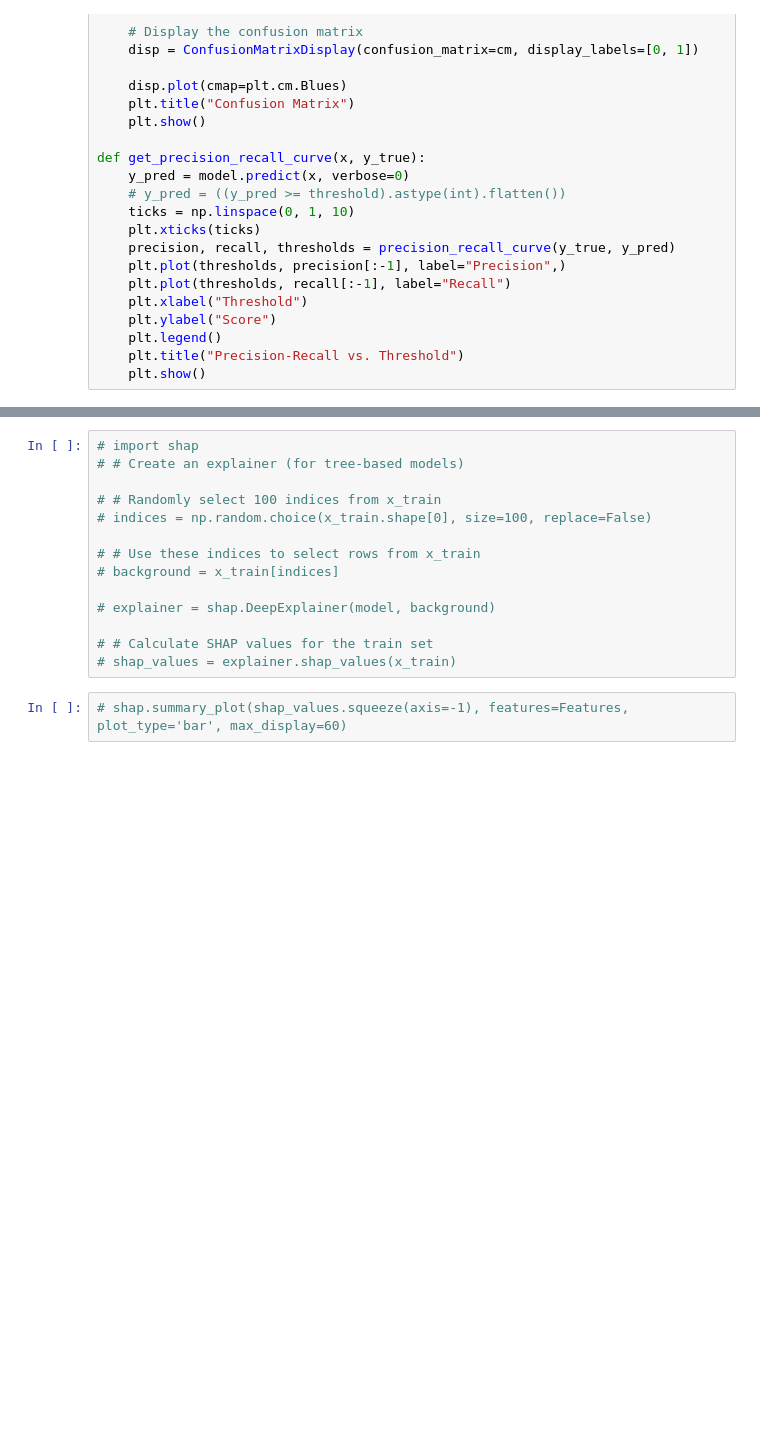
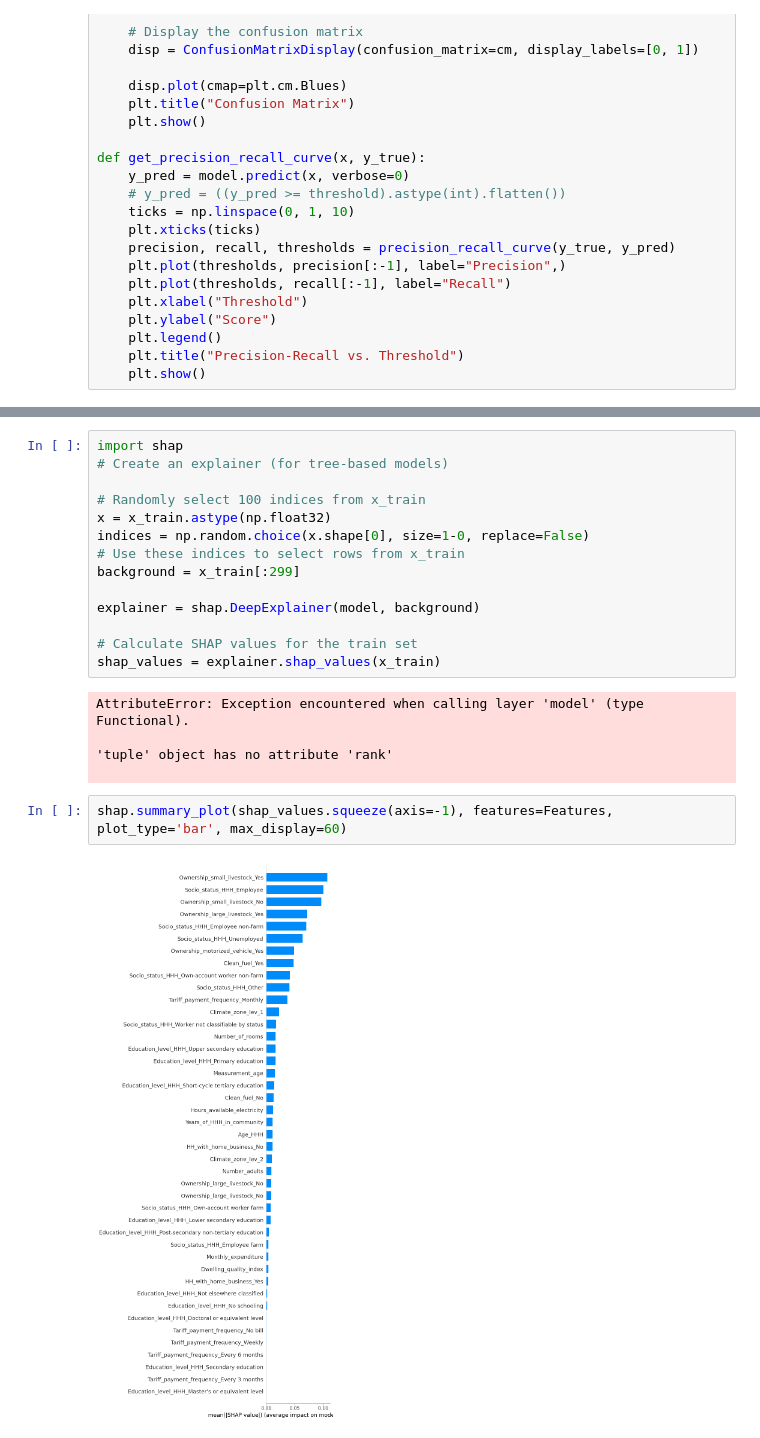
Before and after one commit to SESAM-Polimi/offgrid-demand-estimation, a Jupyter notebook: nn-model.ipynb, the cells around one changed output, grey strips where cells are left out. Drawn from its saved outputs; the diff is of its cells as text; blank space fills up the shorter version.

```diff
--- a/nn-model.ipynb
+++ b/nn-model.ipynb
@@ -516,16 +516,23 @@ weighted avg       0.85      0.86      0.84      1399
 # %%
-# import shap
-# # Create an explainer (for tree-based models)
+import shap
+# Create an explainer (for tree-based models)
 
-# # Randomly select 100 indices from x_train
-# indices = np.random.choice(x_train.shape[0], size=100, replace=False)
+# Randomly select 100 indices from x_train
+x = x_train.astype(np.float32)
+indices = np.random.choice(x.shape[0], size=1-0, replace=False)
+# Use these indices to select rows from x_train
+background = x_train[:299]
 
-# # Use these indices to select rows from x_train
-# background = x_train[indices]
+explainer = shap.DeepExplainer(model, background)
 
-# explainer = shap.DeepExplainer(model, background)
-
-# # Calculate SHAP values for the train set
-# shap_values = explainer.shap_values(x_train)
+# Calculate SHAP values for the train set
+shap_values = explainer.shap_values(x_train)
+# %% [output]
+AttributeError: Exception encountered when calling layer 'model' (type Functional).
+
+'tuple' object has no attribute 'rank'
+
 # %%
-# shap.summary_plot(shap_values.squeeze(axis=-1), features=Features, plot_type='bar', max_display=60)
+shap.summary_plot(shap_values.squeeze(axis=-1), features=Features, plot_type='bar', max_display=60)
+# %% [output]
+[figure, added]
```
Also changed, not shown: parts of 11 cells of this notebook.
